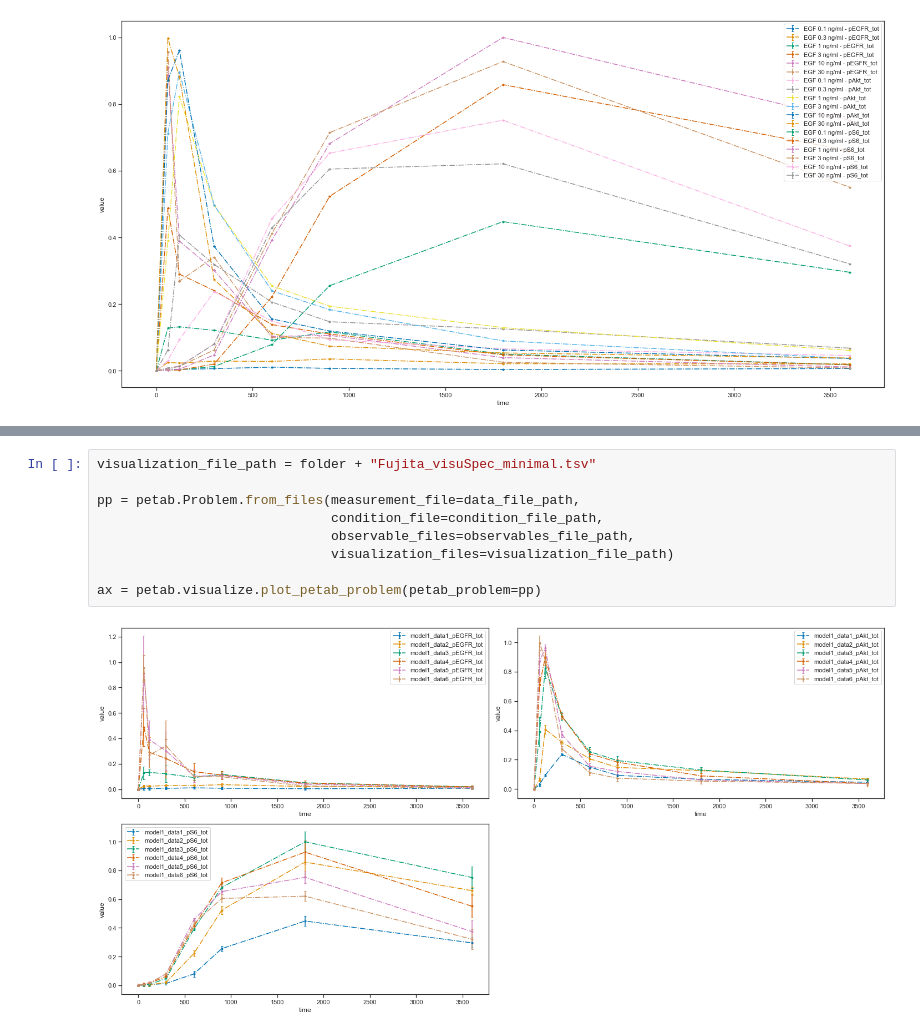
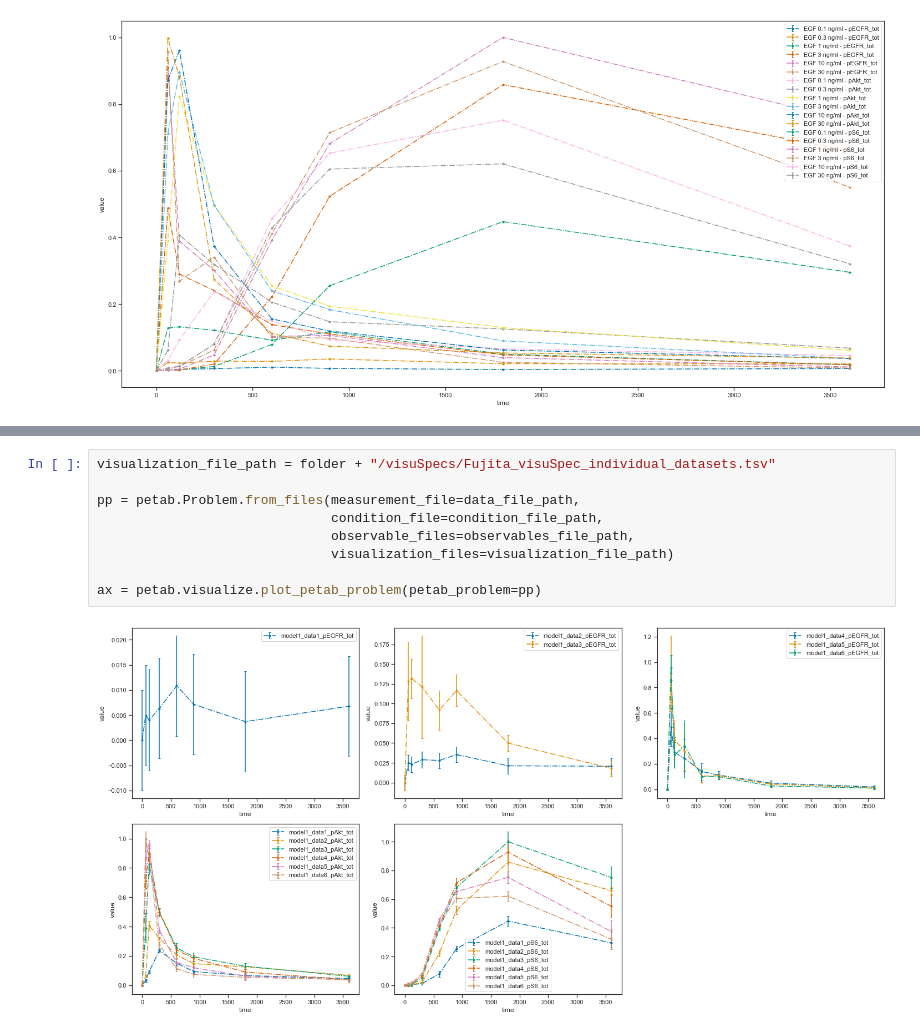
Before and after one commit to PEtab-dev/PEtab, a Jupyter notebook: doc/example/example_visualization_with_visspec.ipynb, the cells around one changed output, grey strips where cells are left out. Saved outputs shown, nothing was run; the diff lists cells and outputs as text.

Commit message:
visualization examples

```diff
--- a/doc/example/example_visualization_with_visspec.ipynb
+++ b/doc/example/example_visualization_with_visspec.ipynb
@@ -70,11 +97,11 @@ ax = petab.visualize.plot_petab_problem(petab_problem=pp)
 # %%
-visualization_file_path = folder + "Fujita_visuSpec_minimal.tsv"
+visualization_file_path = folder + "/visuSpecs/Fujita_visuSpec_individual_datasets.tsv"
 
 pp = petab.Problem.from_files(measurement_file=data_file_path,
                               condition_file=condition_file_path,
                               observable_files=observables_file_path,
                               visualization_files=visualization_file_path)
 
 ax = petab.visualize.plot_petab_problem(petab_problem=pp)
 # %% [output]
-[figure, old version]
+[figure, new version]
```
Also changed, not shown: parts of 13 cells of this notebook, 5 other files.
